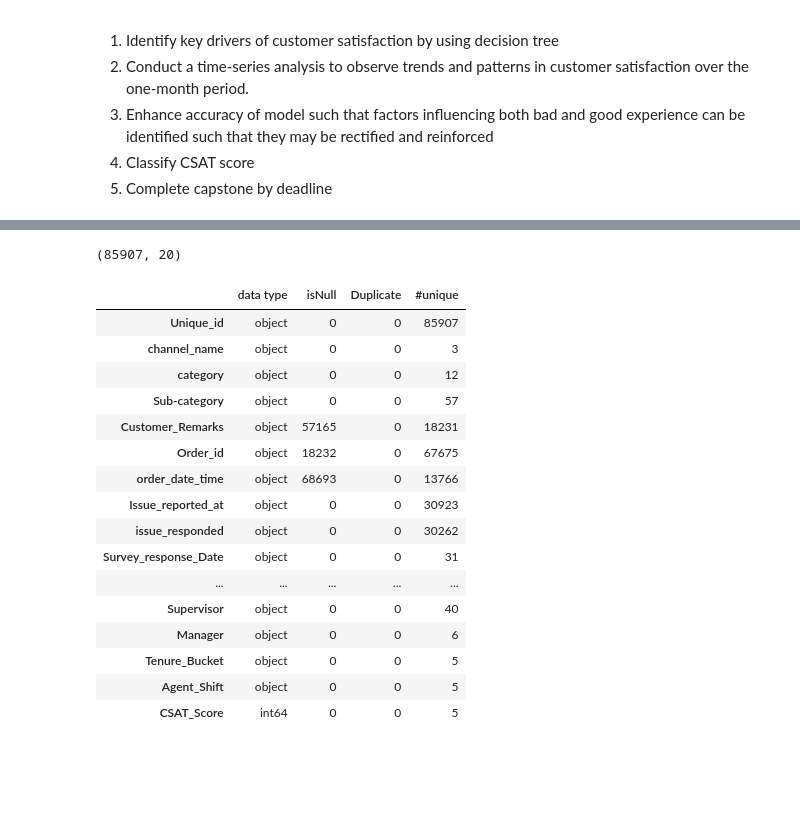
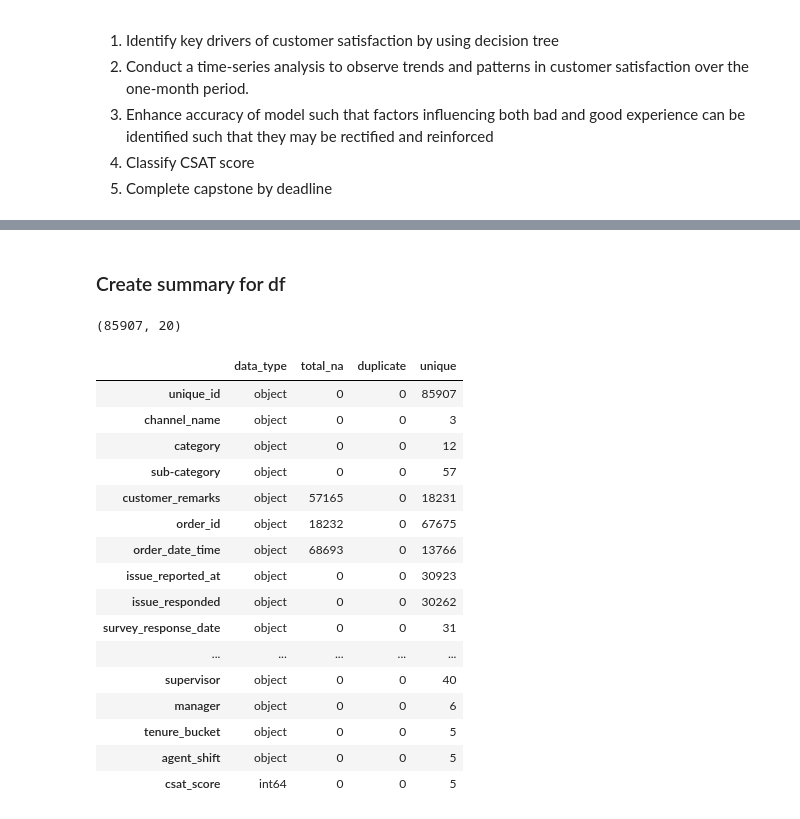
Before and after one commit to Isabelle-Thong/DS-Capstone, a Jupyter notebook: Ecommerce-Capstone.ipynb, the cells around one changed output, grey strips where cells are left out. Drawn from its saved outputs; the diff is of its cells as text; code cells hidden in the pictures; blank space fills up the shorter version.

```diff
--- a/Ecommerce-Capstone.ipynb
+++ b/Ecommerce-Capstone.ipynb
@@ -29,6 +31,7 @@ import numpy as np
 # %%
 df = pd.read_csv('Customer_support_data.csv')
-df.columns = df.columns.str.replace(' ', '_') # Rename header EX: Unique id to Unique_id
+df.columns = df.columns.str.replace(' ', '_') # Rename header Ex: Unique id to Unique_id
+df.columns = df.columns.str.lower() # Rename header Ex: Unique_id to unique_id
 # %%
 df.head(3)
 # %% [output]
@@ -36,34 +39,38 @@ df.head(3)
 | 0 | 7e9ae164-6a8b-4521-a2d4-58f7c9fff13f | Outcall | Product Queries | Life Insurance | NaN | c27c9bb4-fa36-4140-9f1f-21009254ffdb | NaN | ... |
 | 1 | b07ec1b0-f376-43b6-86df-ec03da3b2e16 | Outcall | Product Queries | Product Specific Information | NaN | d406b0c7-ce17-4654-b9de-f08d421254bd | NaN | ... |
 | 2 | 200814dd-27c7-4149-ba2b-bd3af3092880 | Inbound | Order Related | Installation/demo | NaN | c273368d-b961-44cb-beaf-62d6fd6c00d5 | NaN | ... |
+# %% [markdown]
+### Create summary for df
 # %%
 def summary(df):
-    summy = pd.DataFrame(df.dtypes, columns=['data type'])
-    summy['isNull'] = df.isnull().sum().values
-    summy['Duplicate'] = df.duplicated().sum()
-    summy['#unique'] = df.nunique().values
+    # Create new data frame
+    summy = pd.DataFrame(df.dtypes, columns=['data_type'])
+
+    # Add columns
+    summy['total_na'] = df.isnull().sum().values
+    summy['duplicate'] = df.duplicated().sum()
+    summy['unique'] = df.nunique().values
     return summy
-
 
 print(df.shape)
 summary(df)
 # %% [output]
 (85907, 20)
-|  | data type | isNull | Duplicate | #unique |
-| Unique_id | object | 0 | 0 | 85907 |
+|  | data_type | total_na | duplicate | unique |
+| unique_id | object | 0 | 0 | 85907 |
 | channel_name | object | 0 | 0 | 3 |
 | category | object | 0 | 0 | 12 |
-| Sub-category | object | 0 | 0 | 57 |
-| Customer_Remarks | object | 57165 | 0 | 18231 |
-| Order_id | object | 18232 | 0 | 67675 |
+| sub-category | object | 0 | 0 | 57 |
+| customer_remarks | object | 57165 | 0 | 18231 |
+| order_id | object | 18232 | 0 | 67675 |
 | order_date_time | object | 68693 | 0 | 13766 |
-| Issue_reported_at | object | 0 | 0 | 30923 |
+| issue_reported_at | object | 0 | 0 | 30923 |
 | issue_responded | object | 0 | 0 | 30262 |
-| Survey_response_Date | object | 0 | 0 | 31 |
+| survey_response_date | object | 0 | 0 | 31 |
 | ... | ... | ... | ... | ... |
-| Supervisor | object | 0 | 0 | 40 |
-| Manager | object | 0 | 0 | 6 |
-| Tenure_Bucket | object | 0 | 0 | 5 |
-| Agent_Shift | object | 0 | 0 | 5 |
-| CSAT_Score | int64 | 0 | 0 | 5 |
+| supervisor | object | 0 | 0 | 40 |
+| manager | object | 0 | 0 | 6 |
+| tenure_bucket | object | 0 | 0 | 5 |
+| agent_shift | object | 0 | 0 | 5 |
+| csat_score | int64 | 0 | 0 | 5 |
 # %%
```
Also changed, not shown: parts of 53 cells of this notebook.
